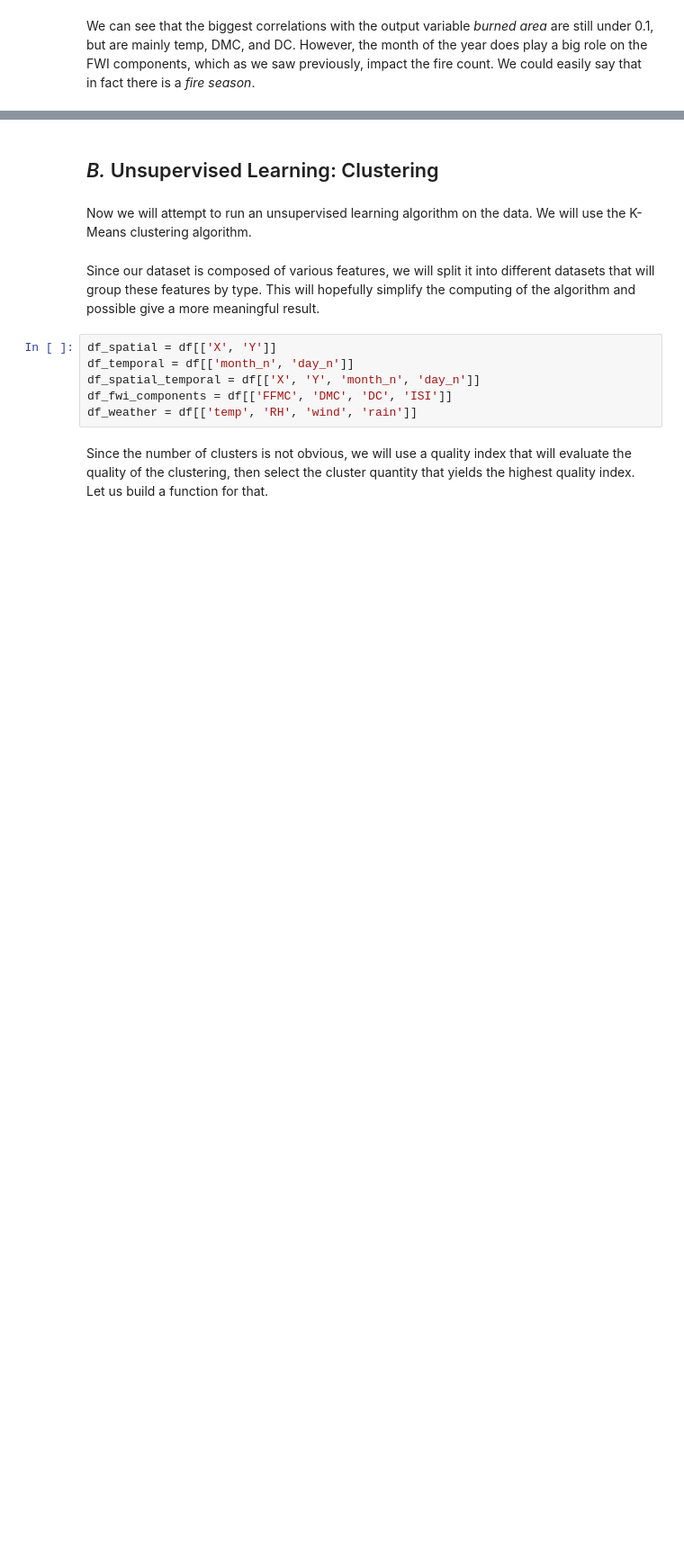
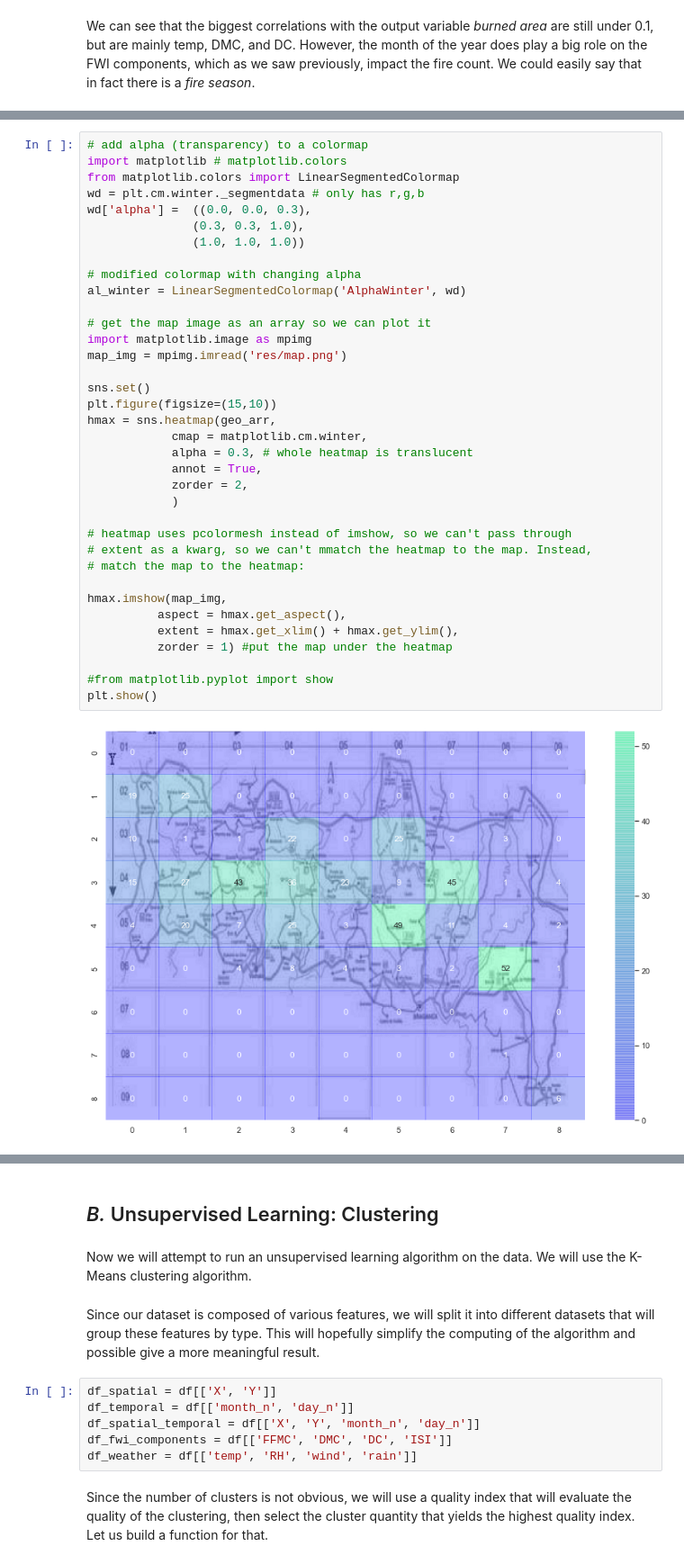
Before and after one commit to alex-fddz/forest-fires, a Jupyter notebook: project.ipynb, the cells around one changed output, grey strips where cells are left out. Shown at 90% size. Cells and saved outputs as stored; diff of their text form; blank space fills up the shorter version.

```diff
--- a/project.ipynb
+++ b/project.ipynb
@@ -355,0 +377,38 @@ We can see that the biggest correlations with the output variable *burned area*
+# %%
+# add alpha (transparency) to a colormap
+import matplotlib # matplotlib.colors
+from matplotlib.colors import LinearSegmentedColormap
+wd = plt.cm.winter._segmentdata # only has r,g,b
+wd['alpha'] =  ((0.0, 0.0, 0.3),
+               (0.3, 0.3, 1.0),
+               (1.0, 1.0, 1.0))
+
+# modified colormap with changing alpha
+al_winter = LinearSegmentedColormap('AlphaWinter', wd)
+
+# get the map image as an array so we can plot it
+import matplotlib.image as mpimg
+map_img = mpimg.imread('res/map.png')
+
+sns.set()
+plt.figure(figsize=(15,10))
+hmax = sns.heatmap(geo_arr,
+            cmap = matplotlib.cm.winter,
+            alpha = 0.3, # whole heatmap is translucent
+            annot = True,
+            zorder = 2,
+            )
+
+# heatmap uses pcolormesh instead of imshow, so we can't pass through
+# extent as a kwarg, so we can't mmatch the heatmap to the map. Instead,
+# match the map to the heatmap:
+
+hmax.imshow(map_img,
+          aspect = hmax.get_aspect(),
+          extent = hmax.get_xlim() + hmax.get_ylim(),
+          zorder = 1) #put the map under the heatmap
+
+#from matplotlib.pyplot import show
+plt.show()
+# %% [output]
+[figure, added]
```
Also changed, not shown: parts of 6 cells of this notebook, 2 other files.
